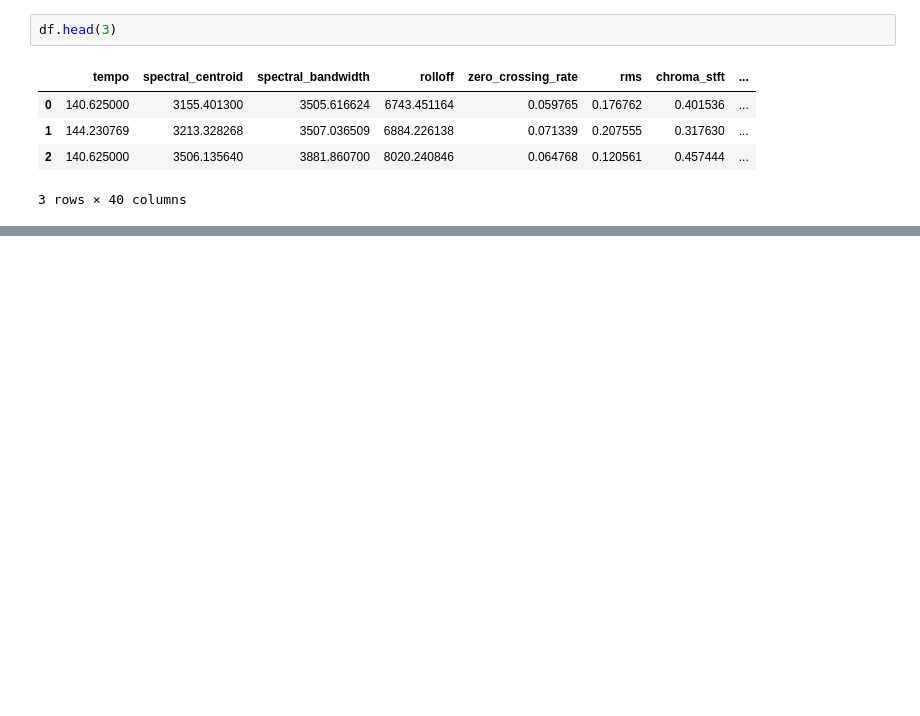
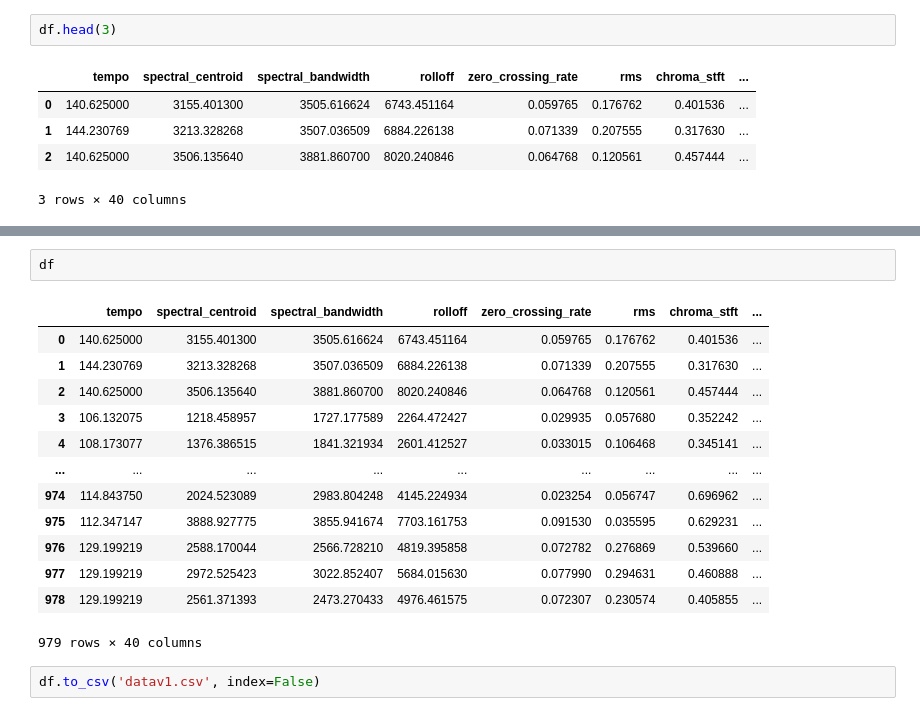
Before and after one commit to JasenovichYukopila/Veles, a Jupyter notebook: Data/ETL.ipynb, the cells around one changed output, grey strips where cells are left out. Drawn from its saved outputs; the diff is of its cells as text; blank space fills up the shorter version.

```diff
--- a/Data/ETL.ipynb
+++ b/Data/ETL.ipynb
@@ -244,0 +221,18 @@ Indica cual de los 3 segmentos representa la fila
+# %%
+df
+# %% [output]
+|  | tempo | spectral_centroid | spectral_bandwidth | rolloff | zero_crossing_rate | rms | chroma_stft | ... |
+| 0 | 140.625000 | 3155.401300 | 3505.616624 | 6743.451164 | 0.059765 | 0.176762 | 0.401536 | ... |
+| 1 | 144.230769 | 3213.328268 | 3507.036509 | 6884.226138 | 0.071339 | 0.207555 | 0.317630 | ... |
+| 2 | 140.625000 | 3506.135640 | 3881.860700 | 8020.240846 | 0.064768 | 0.120561 | 0.457444 | ... |
+| 3 | 106.132075 | 1218.458957 | 1727.177589 | 2264.472427 | 0.029935 | 0.057680 | 0.352242 | ... |
+| 4 | 108.173077 | 1376.386515 | 1841.321934 | 2601.412527 | 0.033015 | 0.106468 | 0.345141 | ... |
+| ... | ... | ... | ... | ... | ... | ... | ... | ... |
+| 974 | 114.843750 | 2024.523089 | 2983.804248 | 4145.224934 | 0.023254 | 0.056747 | 0.696962 | ... |
+| 975 | 112.347147 | 3888.927775 | 3855.941674 | 7703.161753 | 0.091530 | 0.035595 | 0.629231 | ... |
+| 976 | 129.199219 | 2588.170044 | 2566.728210 | 4819.395858 | 0.072782 | 0.276869 | 0.539660 | ... |
+| 977 | 129.199219 | 2972.525423 | 3022.852407 | 5684.015630 | 0.077990 | 0.294631 | 0.460888 | ... |
+| 978 | 129.199219 | 2561.371393 | 2473.270433 | 4976.461575 | 0.072307 | 0.230574 | 0.405855 | ... |
+979 rows × 40 columns
+# %%
+df.to_csv('datav1.csv', index=False)
```
Also changed, not shown: parts of 9 cells of this notebook, 1 other file.
